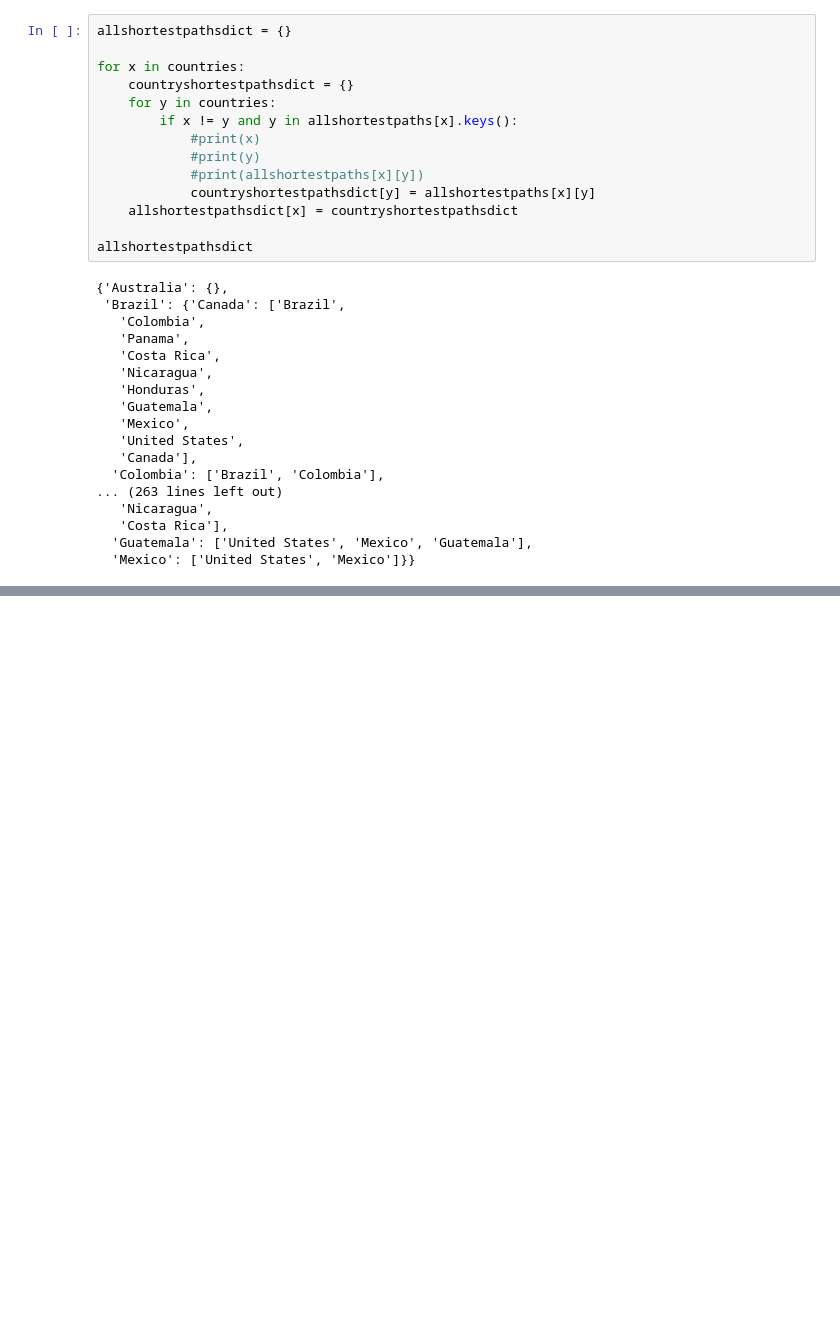
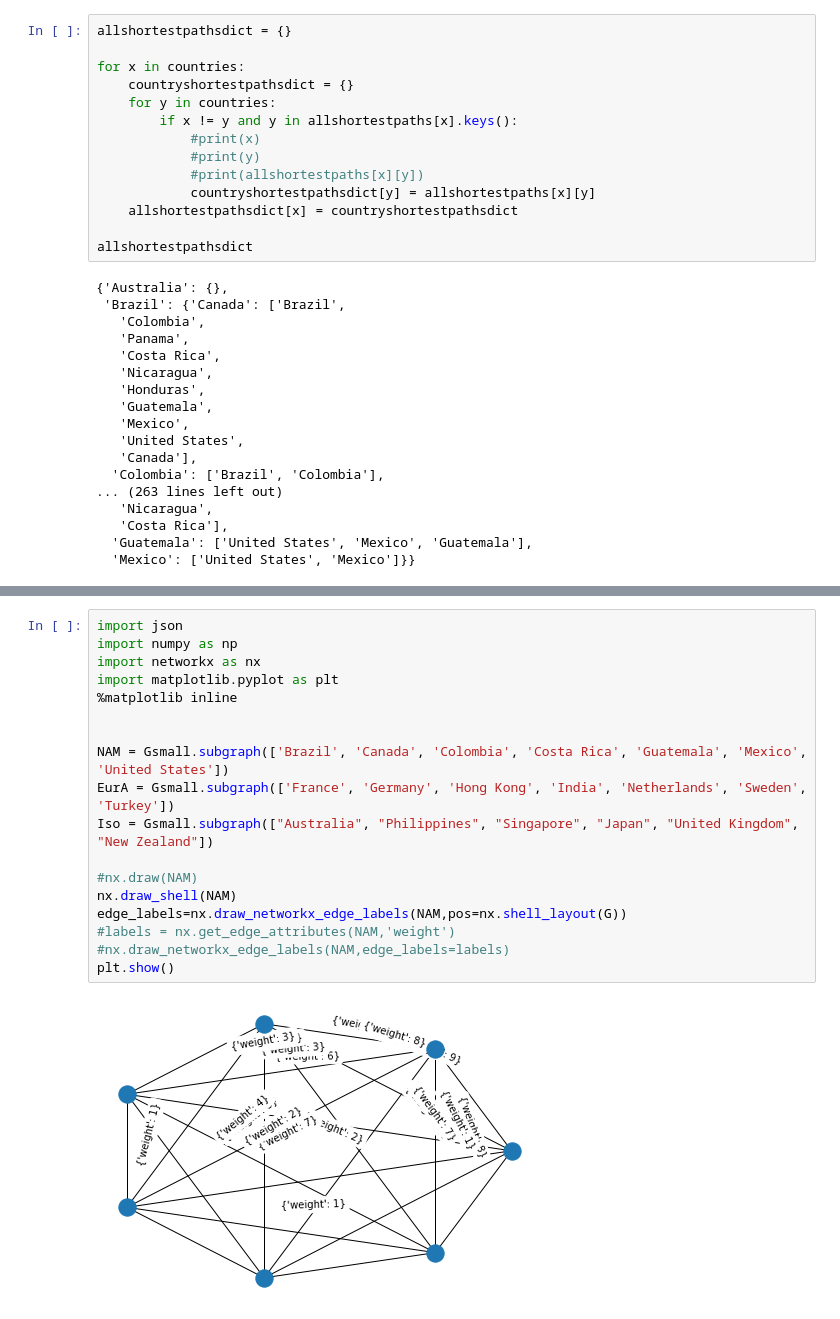
Before and after one commit to carlsonkellie/nets150-finalproject, a Jupyter notebook: countryGraph.ipynb, the cells around one changed output, grey strips where cells are left out. Drawn from its saved outputs; the diff is of its cells as text; blank space fills up the shorter version.

```diff
--- a/countryGraph.ipynb
+++ b/countryGraph.ipynb
@@ -154,0 +193,20 @@ allshortestpathsdict
+# %%
+import json
+import numpy as np
+import networkx as nx
+import matplotlib.pyplot as plt
+%matplotlib inline
+
+
+NAM = Gsmall.subgraph(['Brazil', 'Canada', 'Colombia', 'Costa Rica', 'Guatemala', 'Mexico', 'United States'])
+EurA = Gsmall.subgraph(['France', 'Germany', 'Hong Kong', 'India', 'Netherlands', 'Sweden', 'Turkey'])
+Iso = Gsmall.subgraph(["Australia", "Philippines", "Singapore", "Japan", "United Kingdom", "New Zealand"])
+
+#nx.draw(NAM)
+nx.draw_shell(NAM)
+edge_labels=nx.draw_networkx_edge_labels(NAM,pos=nx.shell_layout(G))
+#labels = nx.get_edge_attributes(NAM,'weight')
+#nx.draw_networkx_edge_labels(NAM,edge_labels=labels)
+plt.show()
+# %% [output]
+[figure, added]
```
Also changed, not shown: parts of 13 cells of this notebook, 1 other file.
